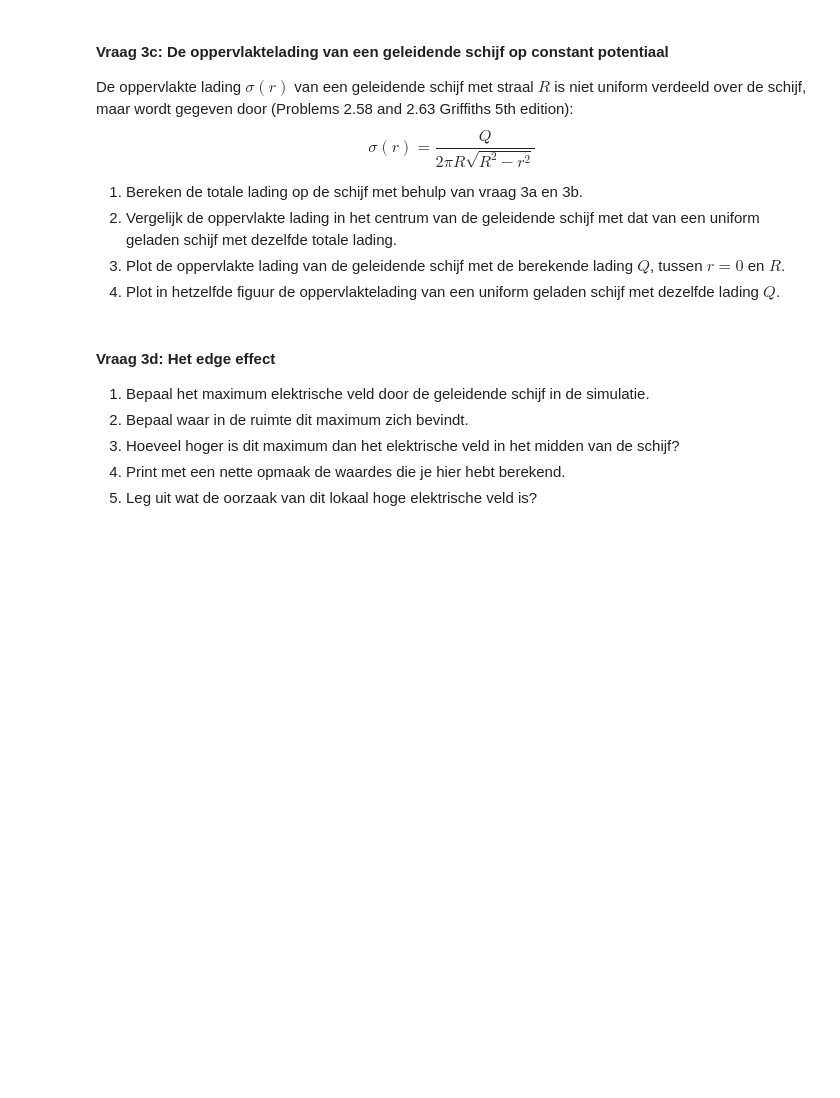
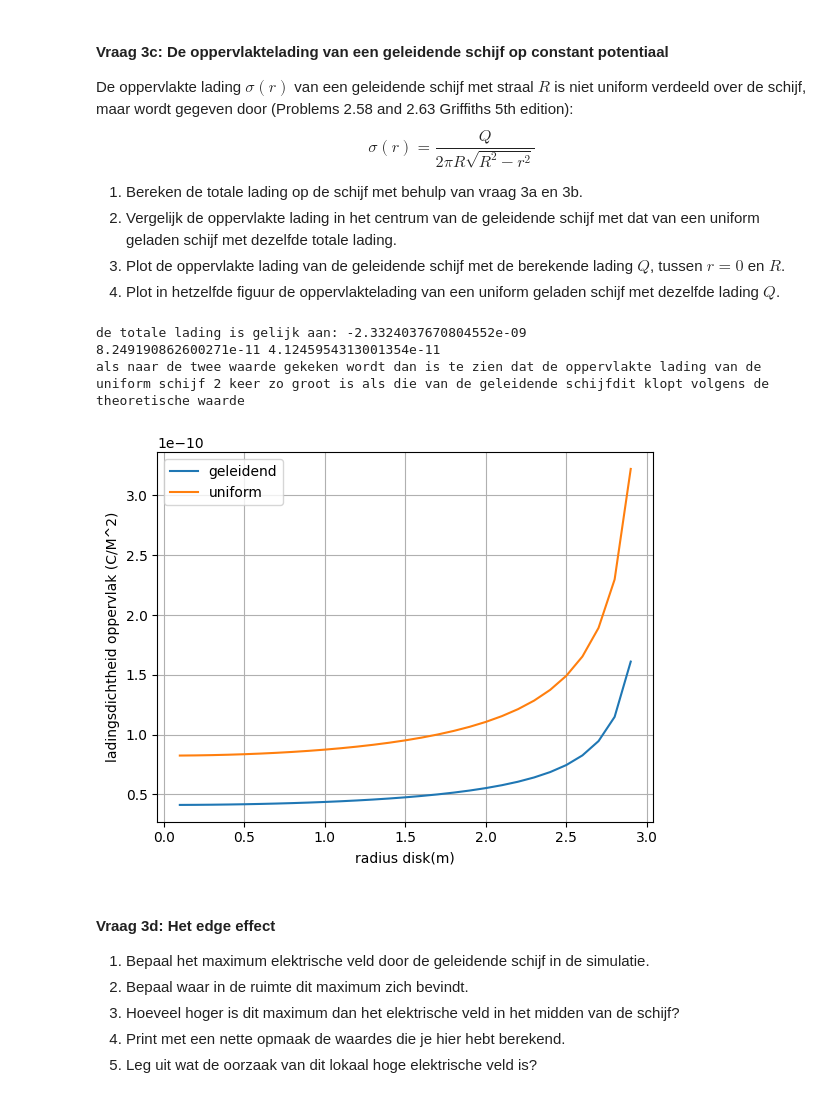
Before and after one commit to Rune-TuDelft/opdrachten-DEF-D, a Jupyter notebook: DigitaleOntwerpopdrachten/1CondensatorOpdracht/CondensatorOntwerpopdracht.ipynb, the cells around one changed output. Saved outputs shown, nothing was run; the diff lists cells and outputs as text; code cells hidden in the pictures; blank space fills up the shorter version.

```diff
--- a/DigitaleOntwerpopdrachten/1CondensatorOpdracht/CondensatorOntwerpopdracht.ipynb
+++ b/DigitaleOntwerpopdrachten/1CondensatorOpdracht/CondensatorOntwerpopdracht.ipynb
@@ -328,2 +413,6 @@ plot_results_disk(Ez, Er, normE, V, r, z, grid_step, disk_radius, z_pos_disk1, z
 # %%
-#### Print met deze cel met een nette opmaak je antwoord op vraag 3b 2.
+####
+# eerst q benaderenm om sigma te kunnen berekenen.
+epsilon0 = 8.854e-12
+sigma = -epsilon0* Ez[index_z,index_r]
+print('waarde van sigma=', sigma)
@@ -339,8 +430,42 @@ $$\sigma(r) = \frac{Q}{2 \pi R \sqrt{R^2 - r^2}}$$
 4. Plot in hetzelfde figuur de oppervlaktelading van een uniform geladen schijf met dezelfde lading $Q$.
 # %%
 ###
-###Jouw code hier###
+#1
+# integraal nemen om totale Lading over het oppervlak te vinden.
+sigma_array = epsilon0* Ez[index_z,]
+Q = 0
+for i in range(len(r_for_E)):
+    if r_for_E[i]<= disk_radius:
+        Q += sigma_array[i] * 2*np.pi*r_for_E[i]*grid_step
+print('de totale lading is gelijk aan:', Q)
+#2
+# sigma voor uniform
+sigma_u = -Q / (np.pi*disk_radius**2)
+# sigma geleidende schijf
+sigma_g = -Q / (2*np.pi*disk_radius**2)
+print(sigma_u,sigma_g)
+print('als naar de twee waarde gekeken wordt dan is te zien dat de oppervlakte lading van de uniform schijf 2 keer zo groot is als die van de geleidende schijf' \
+'dit klopt volgens de theoretische waarde')
+#3
+r_plot = r_for_E[r_for_E <0.99*disk_radius]
+y_ = -Q / (2*np.pi*disk_radius*np.sqrt(disk_radius**2 - r_plot**2))
+# uniform ladingsdichtheid
+y_uniform = -Q / (np.pi*disk_radius*np.sqrt(disk_radius**2-r_plot**2))
+plt.plot(r_plot,y_,label ='geleidend')
+plt.plot(r_plot,y_uniform,label ='uniform')
+plt.xlabel('radius disk(m)')
+plt.ylabel('ladingsdichtheid oppervlak (C/M^2)')
+plt.legend()
+plt.grid()
+plt.show()
+#4
+
 ###
+# %% [output]
+de totale lading is gelijk aan: -2.3324037670804552e-09
+8.249190862600271e-11 4.1245954313001354e-11
+als naar de twee waarde gekeken wordt dan is te zien dat de oppervlakte lading van de uniform schijf 2 keer zo groot is als die van de geleidende schijfdit klopt volgens de theoretische waarde
+[figure, added]
 # %% [markdown]
 #### Vraag 3d: Het edge effect
 
```
Also changed, not shown: parts of 15 cells of this notebook.
